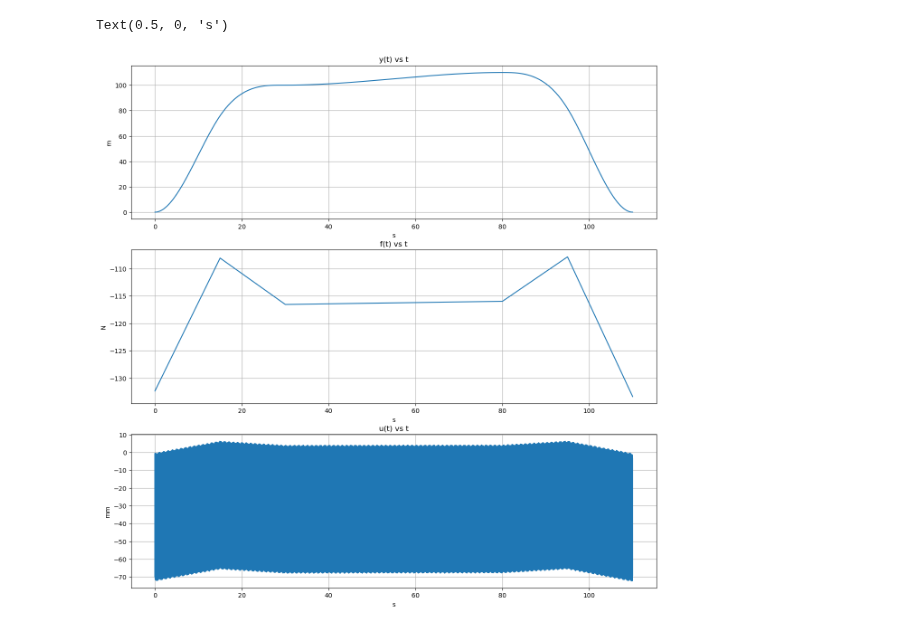
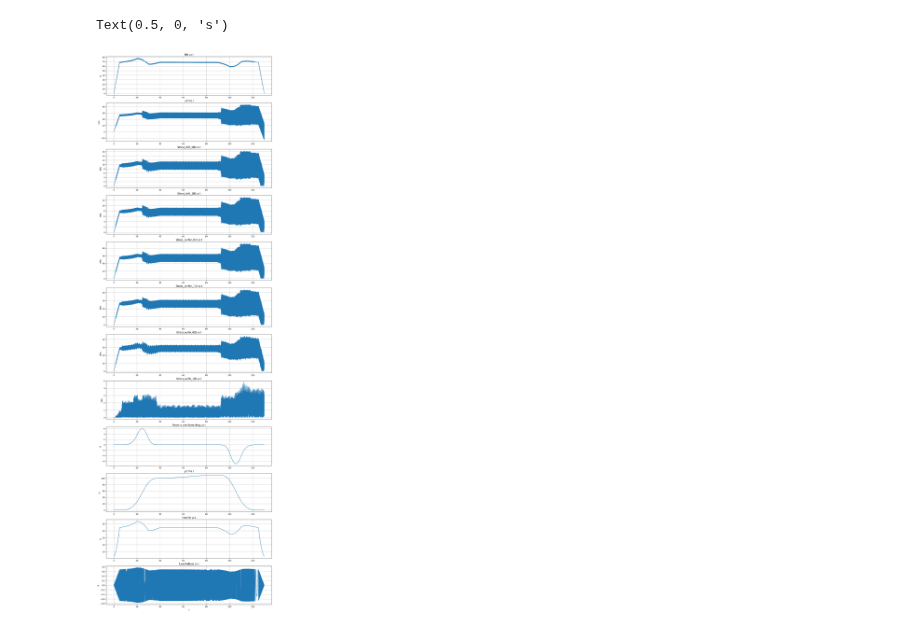
Before and after one commit to NathanielHargan/UAV_Optimization, a Jupyter notebook: Transient.ipynb, the cells around one changed output. Cells and saved outputs as stored; diff of their text form; code cells hidden in the pictures.

```diff
--- a/Transient.ipynb
+++ b/Transient.ipynb
@@ -119,35 +171,98 @@ ImportError: numpy._core.multiarray failed to import
 # %%
 
-fig, axs = plt.subplots(3,1)
+drone_power = DronePower(8, battery_sys.milliwatt_hours, total_force_y, list_t)
+drone_power.energy_consumption_calc()
+drone_power.throttle_ratio_trans_calc(16)
 
-fig.set_figheight(15)
+fig, axs = plt.subplots(12,1)
+
+fig.set_figheight(50)
 fig.set_figwidth(15)
 
 
-axs[0].set_title("y(t) vs t")
-axs[0].plot(list_t, y/1000)
+tip_node = d1_fea.beam_system.select_node("outer_node")
+hub_beam = d1_fea.beam_system.select_element("hub_beam")
+center_beam = d1_fea.beam_system.select_element("center_beam")
+outer_beam = d1_fea.beam_system.select_element("outer_beam")
+
+axs[0].set_title("f(t) vs t")
+axs[0].plot(list_t, d1_fea.beam_system.z_forces_ts[:,tip_node])
 axs[0].grid()
-axs[0].set_ylabel("m")
+axs[0].set_ylabel("N")
 axs[0].set_xlabel("s")
 
-axs[1].set_title("f(t) vs t")
-axs[1].plot(list_t, d1_fea.beam_system.z_forces_ts[:,2])
+axs[1].set_title("u(t) vs t")
+axs[1].plot(list_t, d1_fea.beam_system.z_displacements_ts[:,tip_node])
 axs[1].grid()
-axs[1].set_ylabel("N")
+axs[1].set_ylabel("mm")
 axs[1].set_xlabel("s")
 
-axs[2].set_title("u(t) vs t")
-axs[2].plot(list_t, d1_fea.beam_system.z_displacements_ts[:,2])
+axs[2].set_title("Stress_hub_0(t) vs t")
+axs[2].plot(list_t, d1_fea.beam_system.beams[hub_beam].bending_stresses_0_ts)
 axs[2].grid()
-axs[2].set_ylabel("mm")
+axs[2].set_ylabel("MPa")
 axs[2].set_xlabel("s")
 
-axs[3].set_title("Stress(t) vs t")
-axs[3].plot(list_t, d1_fea.beam_system.z_displacements_ts[:,2])
+axs[3].set_title("Stress_hub_1(t) vs t")
+axs[3].plot(list_t, d1_fea.beam_system.beams[hub_beam].bending_stresses_1_ts)
 axs[3].grid()
 axs[3].set_ylabel("MPa")
 axs[3].set_xlabel("s")
+
+axs[4].set_title("Stress_center_0(t) vs t")
+axs[4].plot(list_t, d1_fea.beam_system.beams[center_beam].bending_stresses_0_ts)
+axs[4].grid()
+axs[4].set_ylabel("MPa")
+axs[4].set_xlabel("s")
+
+axs[5].set_title("Stress_center_1(t) vs t")
+axs[5].plot(list_t, d1_fea.beam_system.beams[center_beam].bending_stresses_1_ts)
+axs[5].grid()
+axs[5].set_ylabel("MPa")
+axs[5].set_xlabel("s")
+
+axs[6].set_title("Stress_outer_0(t) vs t")
+axs[6].plot(list_t, d1_fea.beam_system.beams[outer_beam].bending_stresses_0_ts)
+axs[6].grid()
+axs[6].set_ylabel("MPa")
+axs[6].set_xlabel("s")
+
+axs[7].set_title("Stress_outer_1(t) vs t")
+axs[7].plot(list_t, d1_fea.beam_system.beams[outer_beam].bending_stresses_1_ts)
+axs[7].grid()
+axs[7].set_ylabel("MPa")
+axs[7].set_xlabel("s")
+
+axs[8].set_title("Force to overcome drag vs t")
+axs[8].plot(list_t, drag)
+axs[8].grid()
+axs[8].set_ylabel("N")
+axs[8].set_xlabel("s")
+
+axs[9].set_title("y(t) vs t")
+axs[9].plot(list_t, position/1000)
+axs[9].grid()
+axs[9].set_ylabel("m")
+axs[9].set_xlabel("s")
+
+axs[10].set_title("throttle vs t")
+axs[10].plot(list_t, drone_power.percent_throttle * 100)
+axs[10].grid()
+axs[10].set_ylabel("%")
+axs[10].set_xlabel("s")
+
+axs[11].set_title("f_oscillations vs t")
+axs[11].plot(list_t, oscillations)
+axs[11].grid()
+axs[11].set_ylabel("N")
+axs[11].set_xlabel("s")
+
+# Check drag function
+# pandas
+# Vibration from motors: F(t) = sin(w(t) * t) * f(t) * 0.1
+# dt = 2 * rpm
+# segments
 # %% [output]
 Text(0.5, 0, 's')
-[figure, old version]
+[figure, new version]
 # %%
```
Also changed, not shown: parts of 6 cells of this notebook, 13 other files.
